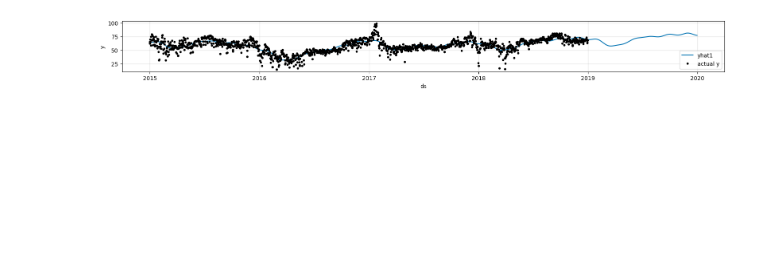
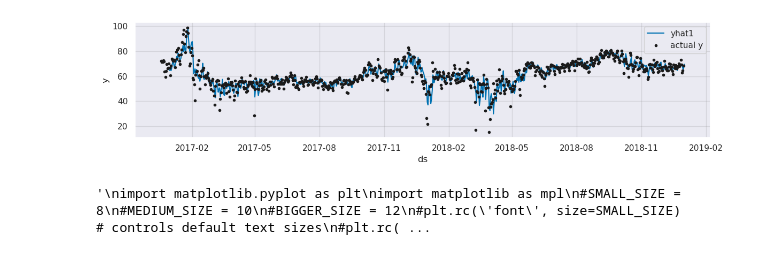
Before and after one commit to maranemil/docker_srv_playground, a Jupyter notebook: srv_jupyter/forecasting/neuralprophet.ipynb, the cells around one changed output. Cells and saved outputs as stored; diff of their text form; code cells hidden in the pictures; blank space fills up the shorter version.

```diff
--- a/srv_jupyter/forecasting/neuralprophet.ipynb
+++ b/srv_jupyter/forecasting/neuralprophet.ipynb
@@ -12,11 +12,13 @@
 
 import numpy as np
 import pandas as pd
-
 import plotly.express as px
 import matplotlib.pyplot as plt
+import matplotlib as mpl
 import plotly.graph_objects as go
 from neuralprophet import NeuralProphet, set_log_level
+
+g_epochs = 20
 # %%
 # Load the dataset from the CSV file using pandas
 csv_data = pd.read_csv("https://github.com/ourownstory/neuralprophet-data/raw/main/kaggle-energy/datasets/tutorial01.csv")
@@ -71,3 +124,29 @@ m = NeuralProphet(
+# %%
+# https://neuralprophet.com/code/forecaster.html
+# https://rdrr.io/github/AlbertoAlmuinha/neuralprophet/man/neural_prophet.html
+m = NeuralProphet(
+        growth="linear", # linear  off
+        ##changepoints=None,
+        ##n_changepoints=50, # 5
+        ##changepoints_range=0.9, # 0.8 0.95
+        ##trend_reg=1,
+        ##trend_reg_threshold=False,
+        yearly_seasonality="auto",
+        weekly_seasonality=False, #"auto",
+        daily_seasonality=True, # "auto",
+        seasonality_mode="additive", # multiplicative
+        seasonality_reg=0,
+        n_forecasts=1, # 1
+        n_lags=12,     # 0
+        #batch_size=16,
+        #learning_rate=None,
+        ##learning_rate=0.03, # 0.0.01 - 1.0
+        epochs=g_epochs,
+        ##loss_func="Huber",
+        normalize="auto",
+        impute_missing=True,
+        #collect_metrics=["MSE", "MAE", "RMSE"]
+)
 # %%
 # Use static plotly in notebooks
 m.set_plotting_backend("matplotlib") # 'plotly', 'plotly-resampler' or 'matplotlib'."
@@ -77,6 +163,8 @@ metrics = m.fit(df, freq="D") # D MS H
 # %%
-# Create a new dataframe reaching 365 into the future for our forecast, n_historic_predictions also shows historic data
-df_future = m.make_future_dataframe(df, n_historic_predictions=True, periods=365) # 365 days # n_historic_predictions  True 365
-
+# Create a new dataframe
+l_df = round(len(df)/2)
+df_future = m.make_future_dataframe(df, periods=356, n_historic_predictions=l_df)  # n_historic_predictions=len(df), n_historic_predictions=True, n_historic_predictions=24
 # Predict the future
 forecast = m.predict(df_future)
+#forecast[['ds', 'yhat1','trend']].tail()
+forecast.tail()
@@ -83,4 +178,4 @@ forecast = m.predict(df_future)
 # %%
-fig_forecast = m.plot(forecast,figsize=(16,2))
+fig_forecast = m.plot(forecast,figsize=(12,3))
 # %% [output]
-[figure, old version]
+[figure, new version]
@@ -86,0 +185,28 @@ fig_forecast = m.plot(forecast,figsize=(16,2))
+# %%
+"""
+import matplotlib.pyplot as plt
+import matplotlib as mpl
+#SMALL_SIZE = 8
+#MEDIUM_SIZE = 10
+#BIGGER_SIZE = 12
+#plt.rc('font', size=SMALL_SIZE)          # controls default text sizes
+#plt.rc('axes', titlesize=SMALL_SIZE)     # fontsize of the axes title
+#plt.rc('axes', labelsize=MEDIUM_SIZE)    # fontsize of the x and y labels
+#plt.rc('xtick', labelsize=SMALL_SIZE)    # fontsize of the tick labels
+#plt.rc('ytick', labelsize=SMALL_SIZE)    # fontsize of the tick labels
+#plt.rc('legend', fontsize=SMALL_SIZE)    # legend fontsize
+#plt.rc('figure', titlesize=BIGGER_SIZE)  # fontsize of the figure title
+#mpl.rc('xtick', labelsize=8)
+#mpl.rc('ytick', labelsize=8)
+#plt.rcParams.update({'font.size': 8})
+fig, ax = plt.subplots(figsize=(12, 4),dpi=80)
+m.plot(forecast, xlabel="Date", ylabel="Amount", ax=ax)
+ax.xaxis.label.set_size(12)
+ax.yaxis.label.set_size(12)
+ax.tick_params(axis='both', which='major', labelsize=9)
+ax.set_title("Mean", fontsize=10, fontweight="bold")
+#fig.savefig("mean.png", **savefig_options)
+plt.close
+"""
+# %% [output]
+'\nimport matplotlib.pyplot as plt\nimport matplotlib as mpl\n#SMALL_SIZE = 8\n#MEDIUM_SIZE = 10\n#BIGGER_SIZE = 12\n#plt.rc(\'font\', size=SMALL_SIZE)          # controls default text sizes\n#plt.rc( ...
```
Also changed, not shown: parts of 29 cells of this notebook, 11 other files.
